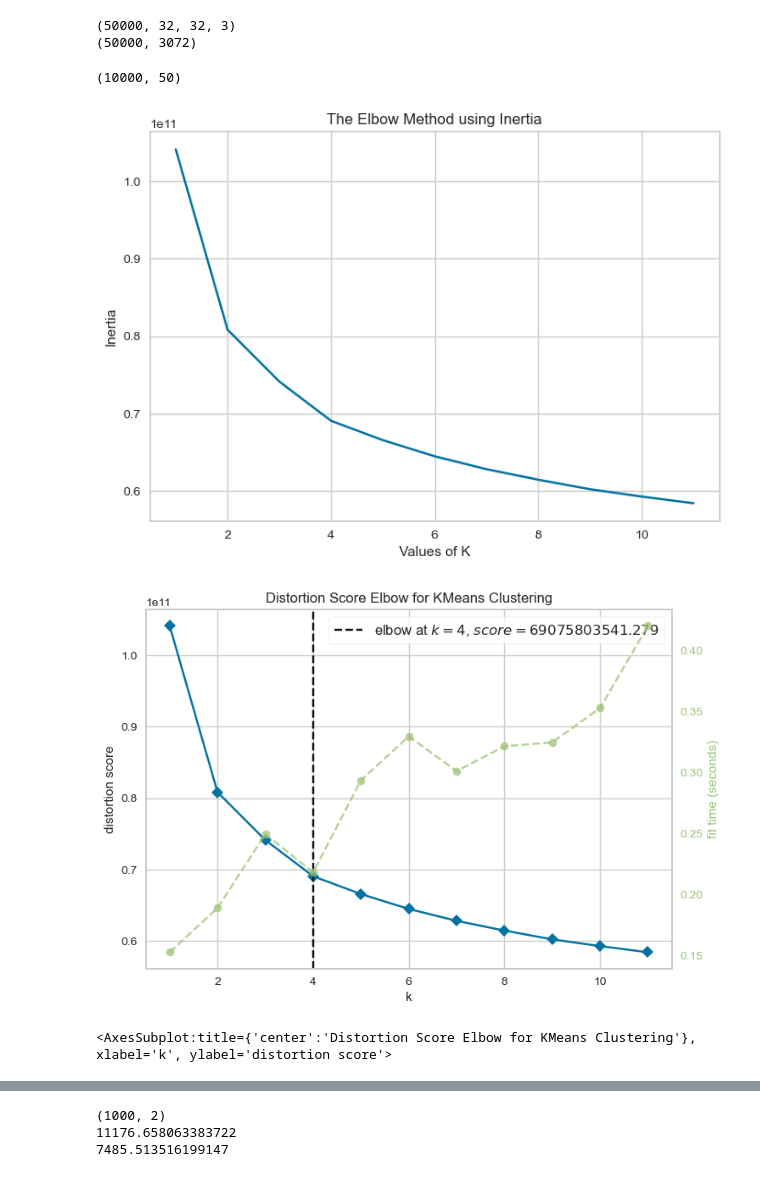
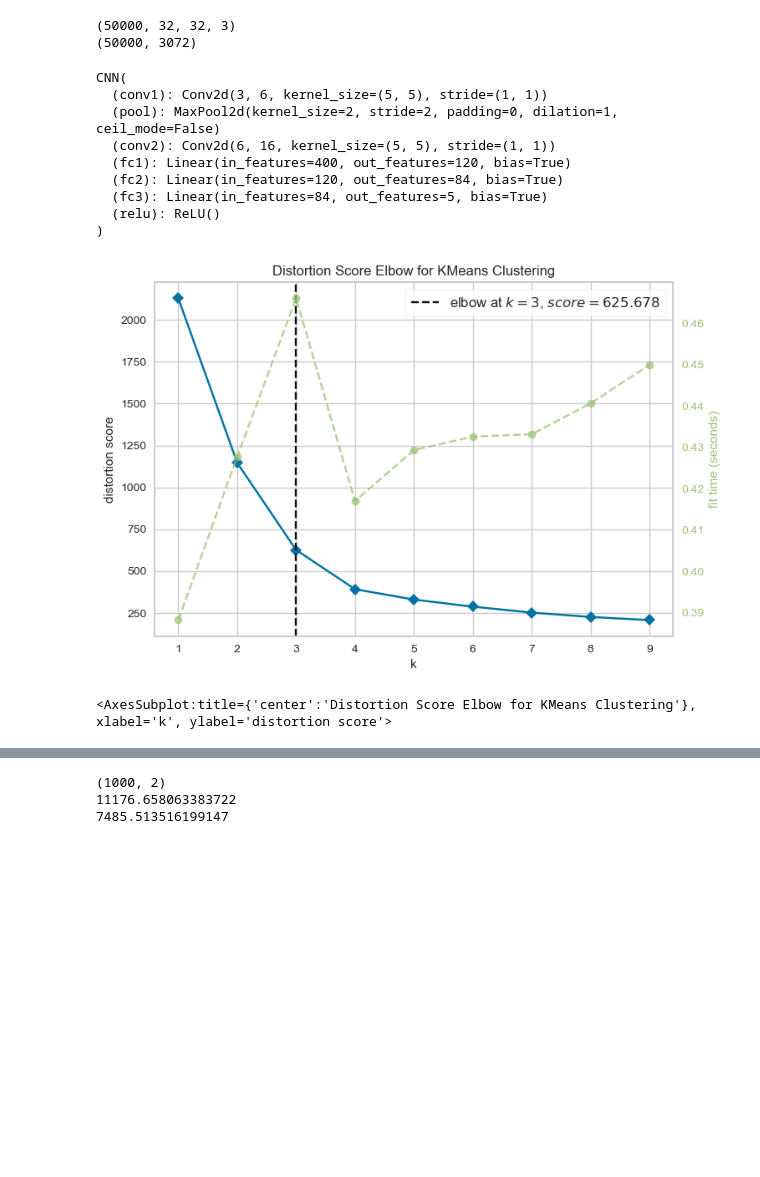
Before and after one commit to XDMickeyYau/CSC2515-Project, a Jupyter notebook: kmeans_performance_eval.ipynb, the cells around one changed output, grey strips where cells are left out. Drawn from its saved outputs; the diff is of its cells as text; code cells hidden in the pictures; blank space fills up the shorter version.

```diff
--- a/kmeans_performance_eval.ipynb
+++ b/kmeans_performance_eval.ipynb
@@ -231,29 +219,69 @@ print(train_vec.shape)
 # %% [output]
 (50000, 32, 32, 3)
 (50000, 3072)
+# %%
+from Siamese import CNN
+# for emb_size in [1, 5]
+net = CNN(embSize=5)
+net = torch.load('./Siamese/models/siameseArchEmb5Run3.pth')
+net.eval()
+# %% [output]
+CNN(
+  (conv1): Conv2d(3, 6, kernel_size=(5, 5), stride=(1, 1))
+  (pool): MaxPool2d(kernel_size=2, stride=2, padding=0, dilation=1, ceil_mode=False)
+  (conv2): Conv2d(6, 16, kernel_size=(5, 5), stride=(1, 1))
+  (fc1): Linear(in_features=400, out_features=120, bias=True)
+  (fc2): Linear(in_features=120, out_features=84, bias=True)
+  (fc3): Linear(in_features=84, out_features=5, bias=True)
+  (relu): ReLU()
+)
+# %%
+CIFAR10DataVal = np.load('CIFARValData.npz')['arr_0']
+
+data = []
+labels = []
+for classno, classimg in enumerate(CIFAR10DataVal):
+    for i in range(len(classimg)):
+        data.append(classimg[i]/255)
+        labels.append(classno)
+
+repData = []
+for img, label in zip(data, labels):
+
+    img = torch.from_numpy(img.transpose(2, 0, 1))
+    img = img.type(torch.FloatTensor)
+    out = torch.squeeze(net(img)).detach().numpy()
+    repData.append(out)
+
+X = np.array(repData)
+labels = np.array(labels)
+# np.random.seed(0)
+# indices = np.random.permutation(len(data))
+
+# X = X[indices]
+# labels = labels[indices]
+# print(labels)
 # %%
 from yellowbrick.cluster import KElbowVisualizer
-
-feature_vector_size = 50
+import os
+os.environ['OMP_NUM_THREADS'] = '8'
 
 # #PCA
-pca_model = PCA(n_components=feature_vector_size).fit(test_vec)
-encoded = pca_model.transform(test_vec)
-print(encoded.shape)
+# feature_vector_size = 50
+# pca_model = PCA(n_components=feature_vector_size).fit(test_vec)
+# encoded = pca_model.transform(test_vec)
+# print(encoded.shape)
 
 # test for optimal k using elbow plot
 # elbow method
-elbow_method(encoded, range(1,12), method='inertia')
-# elbow method package
+# elbow_method(X, range(1,10), method='inertia')
 model = KMeans()
-visualizer = KElbowVisualizer(model, k=(1,12))
+visualizer = KElbowVisualizer(model, k=(1,10))
 
-visualizer.fit(encoded)        # Fit the data to the visualizer
+visualizer.fit(X)        # Fit the data to the visualizer
 visualizer.show()        # Finalize and render the figure
 # %% [output]
+[figure, new version]
-(10000, 50)
+<AxesSubplot:title={'center':'Distortion Score Elbow for KMeans Clustering'}, xlabel='k', ylabel='distortion score'>
-[figure, old version]
-[figure, removed]
-<AxesSubplot:title={'center':'Distortion Score Elbow for KMeans Clustering'}, xlabel='k', ylabel='distortion score'>
 # %%
 # test performance with different number of cluster / PCA feature vector size
```
Also changed, not shown: parts of 4 cells of this notebook, 2 other files.
